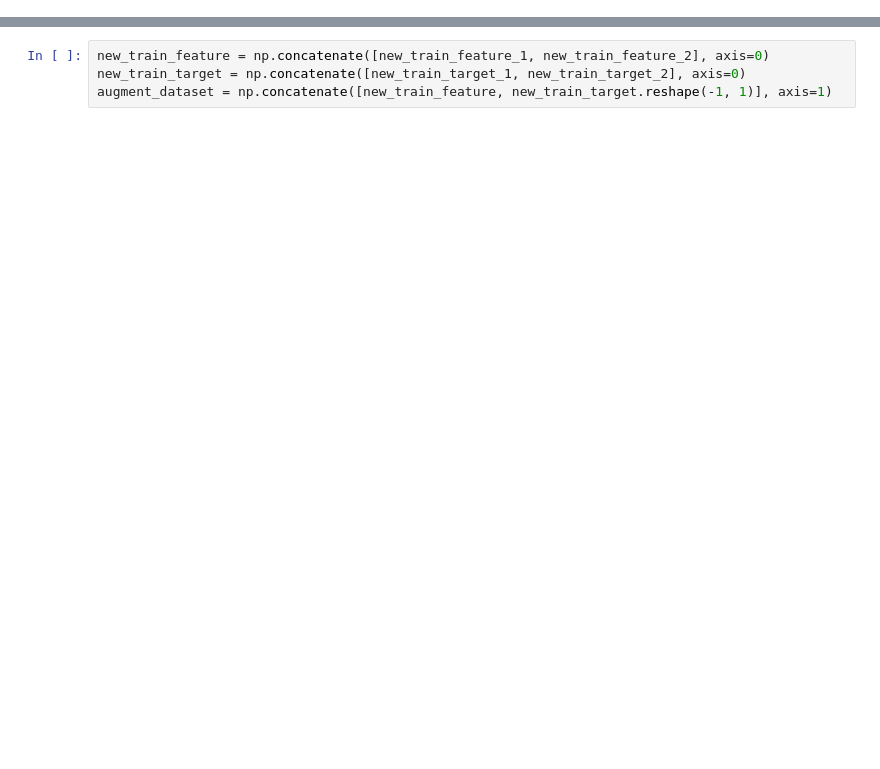
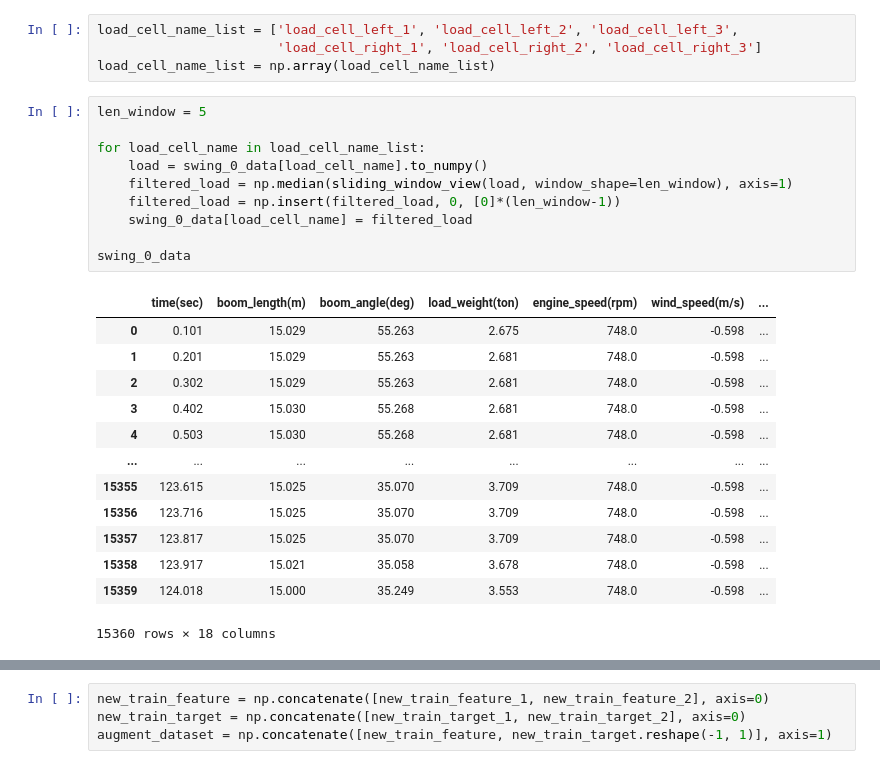
Before and after one commit to jinbeomjeong/estimate_crawler_crane_ground_pressure, a Jupyter notebook: create_rollover_detection.ipynb, the cells around one changed output, grey strips where cells are left out. Saved outputs shown, nothing was run; the diff lists cells and outputs as text; blank space fills up the shorter version.

```diff
--- a/create_rollover_detection.ipynb
+++ b/create_rollover_detection.ipynb
@@ -87,0 +69,28 @@ dataset['roll_over_state'] = roll_over_state
+# %%
+load_cell_name_list = ['load_cell_left_1', 'load_cell_left_2', 'load_cell_left_3',
+                       'load_cell_right_1', 'load_cell_right_2', 'load_cell_right_3']
+load_cell_name_list = np.array(load_cell_name_list)
+# %%
+len_window = 5
+
+for load_cell_name in load_cell_name_list:
+    load = swing_0_data[load_cell_name].to_numpy()
+    filtered_load = np.median(sliding_window_view(load, window_shape=len_window), axis=1)
+    filtered_load = np.insert(filtered_load, 0, [0]*(len_window-1))
+    swing_0_data[load_cell_name] = filtered_load
+
+swing_0_data
+# %% [output]
+|  | time(sec) | boom_length(m) | boom_angle(deg) | load_weight(ton) | engine_speed(rpm) | wind_speed(m/s) | ... |
+| 0 | 0.101 | 15.029 | 55.263 | 2.675 | 748.0 | -0.598 | ... |
+| 1 | 0.201 | 15.029 | 55.263 | 2.681 | 748.0 | -0.598 | ... |
+| 2 | 0.302 | 15.029 | 55.263 | 2.681 | 748.0 | -0.598 | ... |
+| 3 | 0.402 | 15.030 | 55.268 | 2.681 | 748.0 | -0.598 | ... |
+| 4 | 0.503 | 15.030 | 55.268 | 2.681 | 748.0 | -0.598 | ... |
+| ... | ... | ... | ... | ... | ... | ... | ... |
+| 15355 | 123.615 | 15.025 | 35.070 | 3.709 | 748.0 | -0.598 | ... |
+| 15356 | 123.716 | 15.025 | 35.070 | 3.709 | 748.0 | -0.598 | ... |
+| 15357 | 123.817 | 15.025 | 35.070 | 3.709 | 748.0 | -0.598 | ... |
+| 15358 | 123.917 | 15.021 | 35.058 | 3.678 | 748.0 | -0.598 | ... |
+| 15359 | 124.018 | 15.000 | 35.249 | 3.553 | 748.0 | -0.598 | ... |
+15360 rows × 18 columns
```
Also changed, not shown: parts of 24 cells of this notebook, 7 other files.
